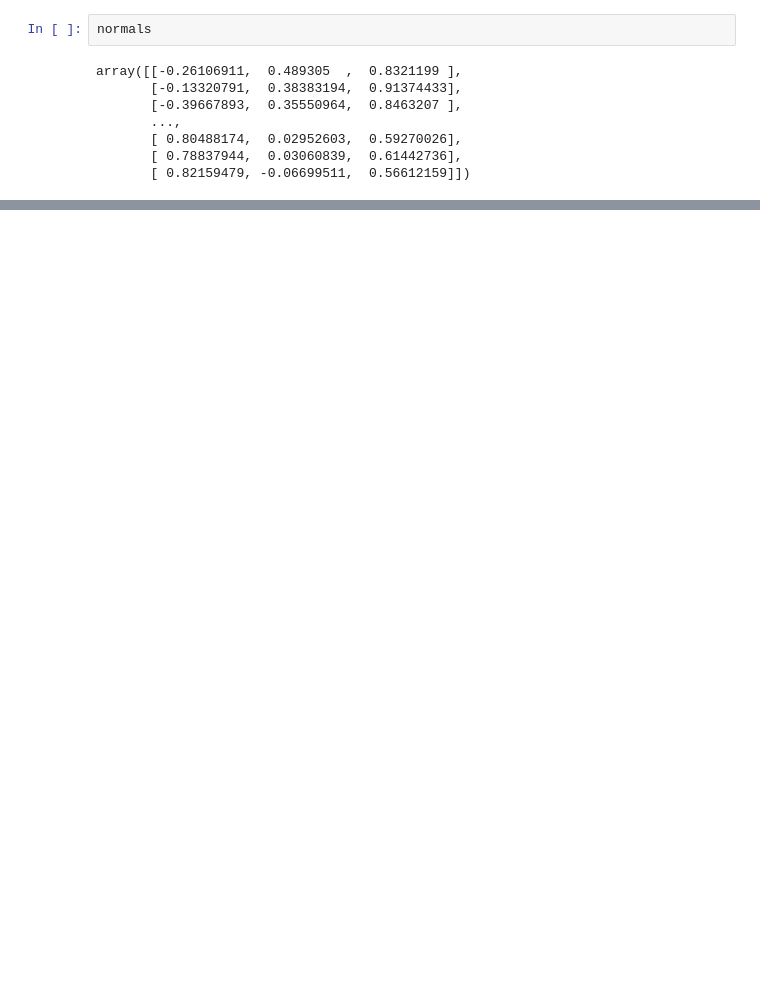
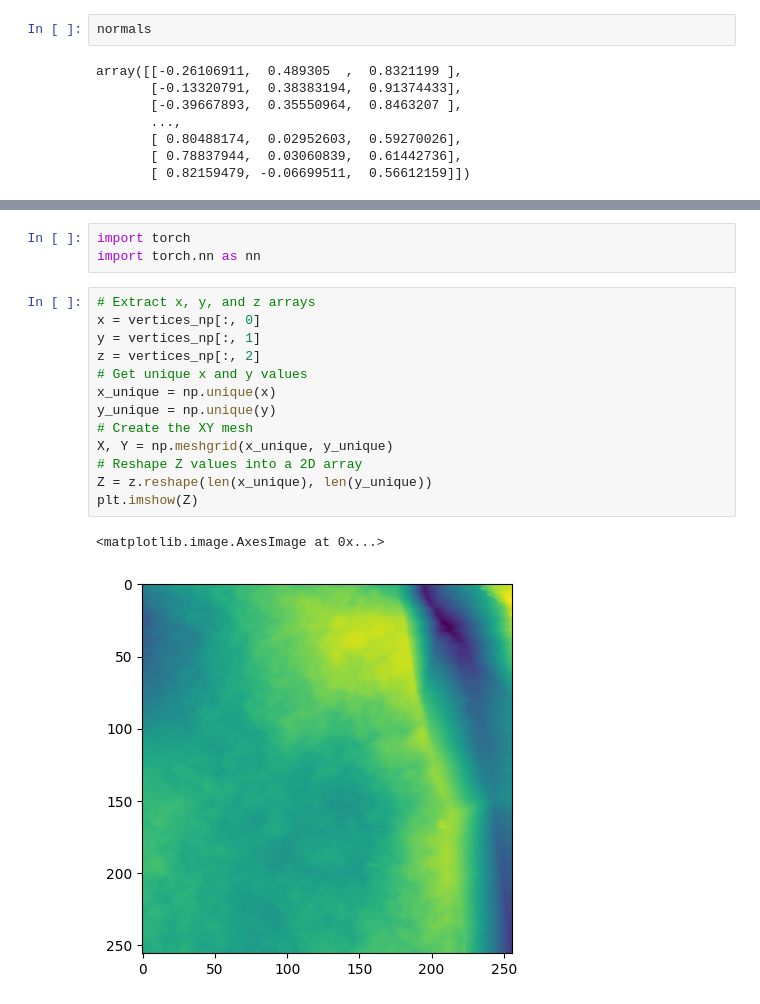
Before and after one commit to xdshiro/ray_tracing, a Jupyter notebook: roughness/roughness_study_v1.ipynb, the cells around one changed output, grey strips where cells are left out. Drawn from its saved outputs; the diff is of its cells as text; blank space fills up the shorter version.

```diff
--- a/roughness/roughness_study_v1.ipynb
+++ b/roughness/roughness_study_v1.ipynb
@@ -96,0 +105,19 @@ vertices_test = surface2['vertex'].data
+# %%
+import torch
+import torch.nn as nn
+# %%
+# Extract x, y, and z arrays
+x = vertices_np[:, 0]
+y = vertices_np[:, 1]
+z = vertices_np[:, 2]
+# Get unique x and y values
+x_unique = np.unique(x)
+y_unique = np.unique(y)
+# Create the XY mesh
+X, Y = np.meshgrid(x_unique, y_unique)
+# Reshape Z values into a 2D array
+Z = z.reshape(len(x_unique), len(y_unique))
+plt.imshow(Z)
+# %% [output]
+<matplotlib.image.AxesImage at 0x...>
+[figure, added]
```
Also changed, not shown: parts of 30 cells of this notebook, 7 other files.
